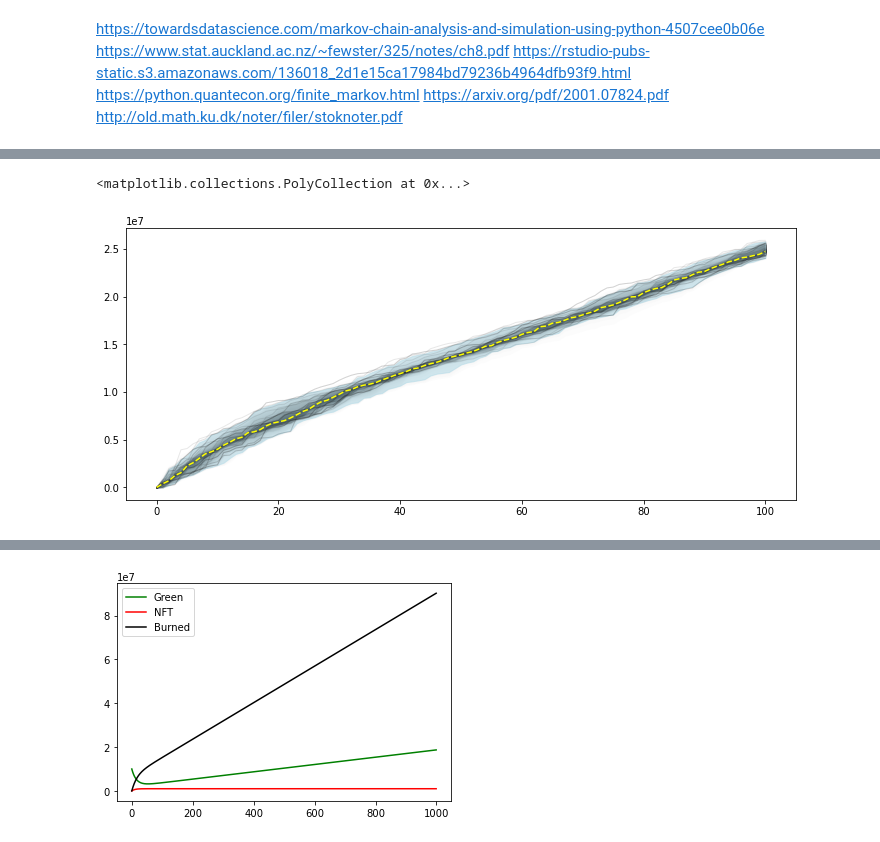
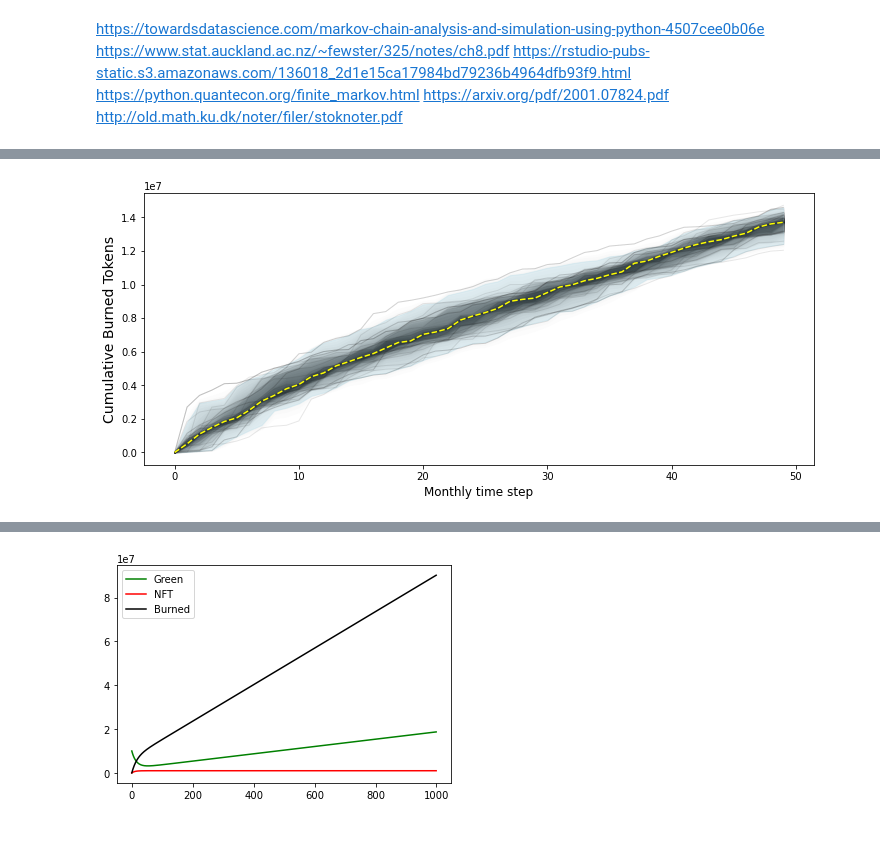
Before and after one commit to icmoore/syscoin-tex, a Jupyter notebook: carbon_renaissance/green_token_growth.ipynb, the cells around one changed output, grey strips where cells are left out. Cells and saved outputs as stored; diff of their text form; code cells hidden in the pictures.

```diff
--- a/carbon_renaissance/green_token_growth.ipynb
+++ b/carbon_renaissance/green_token_growth.ipynb
@@ -104,0 +154,15 @@ plt.tight_layout()
+# %%
+colors = ['purple','red','grey','green','blue']
+
+fig = plt.figure(figsize=(12, 5))
+yr = emissions_df['Year'].values
+for k in range(len(sectors)):
+    emissions = emissions_df[sectors[k]].values
+    plt.plot(yr, emissions, label=sectors[k],color=colors[k])
+    bot_line = np.zeros(49) if k == 0 else emissions_df[sectors[k-1]].values
+    plt.fill_between(yr, bot_line, emissions, alpha=0.3, color=colors[k])
+plt.xlabel('Year', fontsize=14)
+plt.ylabel('Gt CO2', fontsize=14)
+plt.title("EDGAR’s Global Fossil CO2 Emissions from 1970 to 2018", fontsize=20)
+plt.legend()
+fig.savefig('edgars_co2_emissions.png')
@@ -132,16 +198,18 @@ sequestered_carbon.insert(3, "delta_mu", delta_mu, True)
 # %%
 mu = sequestered_carbon['mu'].values
 lwr = sequestered_carbon['lwr'].values
 upr = sequestered_carbon['upr'].values
-t = np.array(range(0,len(green)))
+t = np.array(range(0,50))
 fig = plt.figure(figsize=(12, 5))
 tot_ax = fig.gca()
-plot_gp_dist(tot_ax, burned_minted_tot.transpose(), np.array(range(0,len(green))), palette="Greys")
-tot_ax.plot(t, mu, color='yellow', linestyle='dashed', label="y_pred")
-tot_ax.fill_between(t, lwr, upr, alpha=0.5, color='lightblue')
+plot_gp_dist(tot_ax, burned_minted_tot[0:50].transpose(), t, palette="Greys")
+tot_ax.plot(t, mu[0:50], color='yellow', linestyle='dashed', label="y_pred")
+tot_ax.fill_between(t, lwr[0:50], upr[0:50], alpha=0.3, color='lightblue')
+tot_ax.set_xlabel("Monthly time step", fontsize=12)
+tot_ax.set_ylabel("Cumulative Burned Tokens", fontsize=14)
+fig.savefig('burned_tokens.png')
 # %% [output]
-<matplotlib.collections.PolyCollection at 0x...>
-[figure, old version]
+[figure, new version]
 # %%
 sequestered_carbon.iloc[::12, :]
 # %% [output]
```
Also changed, not shown: parts of 8 cells of this notebook, 27 other files.
